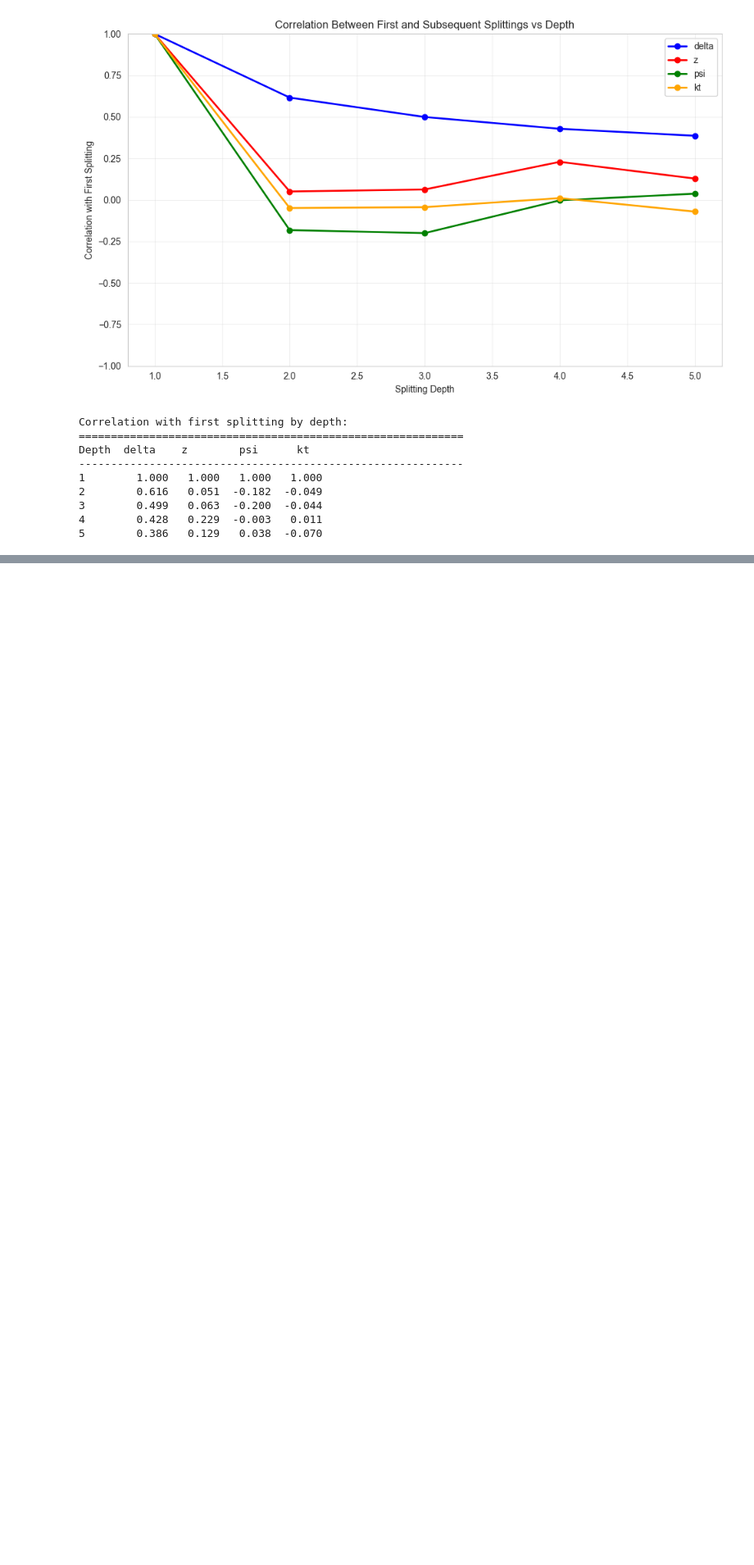
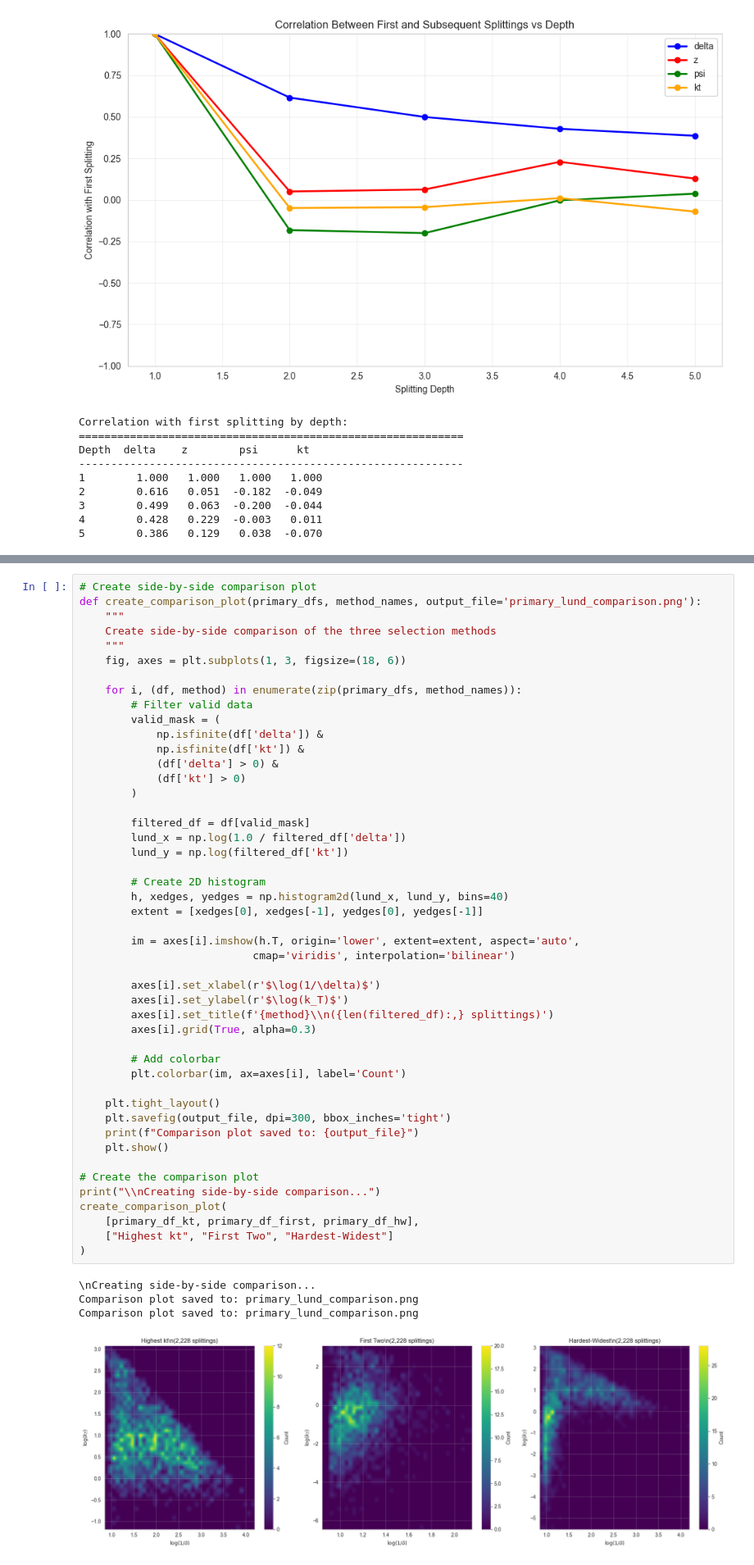
Before and after one commit to tch285/alian, a Jupyter notebook: alian/sandbox/jse/lunds_pairplot.ipynb, the cells around one changed output, grey strips where cells are left out. Shown at 82% size. Drawn from its saved outputs; the diff is of its cells as text; blank space fills up the shorter version.

```diff
--- a/alian/sandbox/jse/lunds_pairplot.ipynb
+++ b/alian/sandbox/jse/lunds_pairplot.ipynb
@@ -464,0 +844,52 @@ Depth  delta    z        psi      kt
+# %%
+# Create side-by-side comparison plot
+def create_comparison_plot(primary_dfs, method_names, output_file='primary_lund_comparison.png'):
+    """
+    Create side-by-side comparison of the three selection methods
+    """
+    fig, axes = plt.subplots(1, 3, figsize=(18, 6))
+
+    for i, (df, method) in enumerate(zip(primary_dfs, method_names)):
+        # Filter valid data
+        valid_mask = (
+            np.isfinite(df['delta']) &
+            np.isfinite(df['kt']) &
+            (df['delta'] > 0) &
+            (df['kt'] > 0)
+        )
+
+        filtered_df = df[valid_mask]
+        lund_x = np.log(1.0 / filtered_df['delta'])
+        lund_y = np.log(filtered_df['kt'])
+
+        # Create 2D histogram
+        h, xedges, yedges = np.histogram2d(lund_x, lund_y, bins=40)
+        extent = [xedges[0], xedges[-1], yedges[0], yedges[-1]]
+
+        im = axes[i].imshow(h.T, origin='lower', extent=extent, aspect='auto',
+                           cmap='viridis', interpolation='bilinear')
+
+        axes[i].set_xlabel(r'$\log(1/\delta)$')
+        axes[i].set_ylabel(r'$\log(k_T)$')
+        axes[i].set_title(f'{method}\\n({len(filtered_df):,} splittings)')
+        axes[i].grid(True, alpha=0.3)
+
+        # Add colorbar
+        plt.colorbar(im, ax=axes[i], label='Count')
+
+    plt.tight_layout()
+    plt.savefig(output_file, dpi=300, bbox_inches='tight')
+    print(f"Comparison plot saved to: {output_file}")
+    plt.show()
+
+# Create the comparison plot
+print("\\nCreating side-by-side comparison...")
+create_comparison_plot(
+    [primary_df_kt, primary_df_first, primary_df_hw],
+    ["Highest kt", "First Two", "Hardest-Widest"]
+)
+# %% [output]
+\nCreating side-by-side comparison...
+Comparison plot saved to: primary_lund_comparison.png
+Comparison plot saved to: primary_lund_comparison.png
+[figure, added]
```
Also changed, not shown: parts of 13 cells of this notebook, 1 other file.
